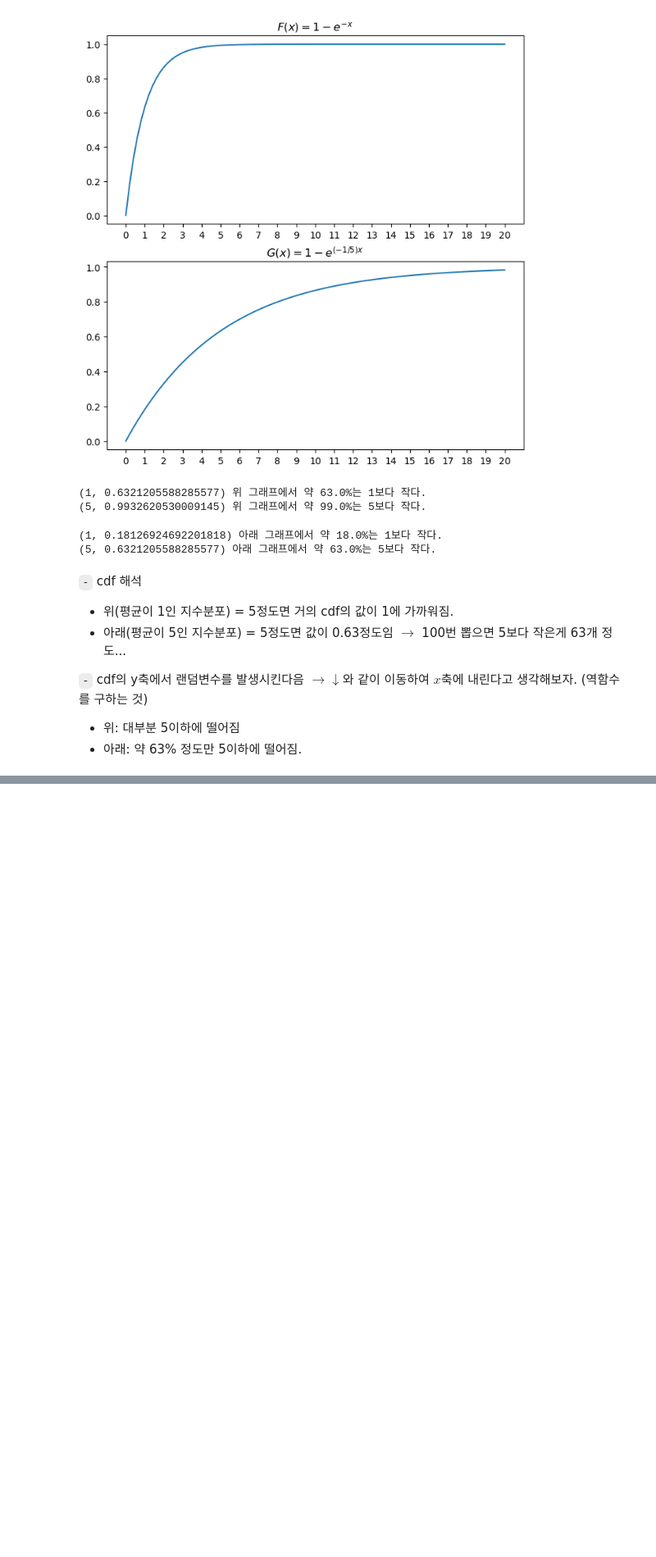
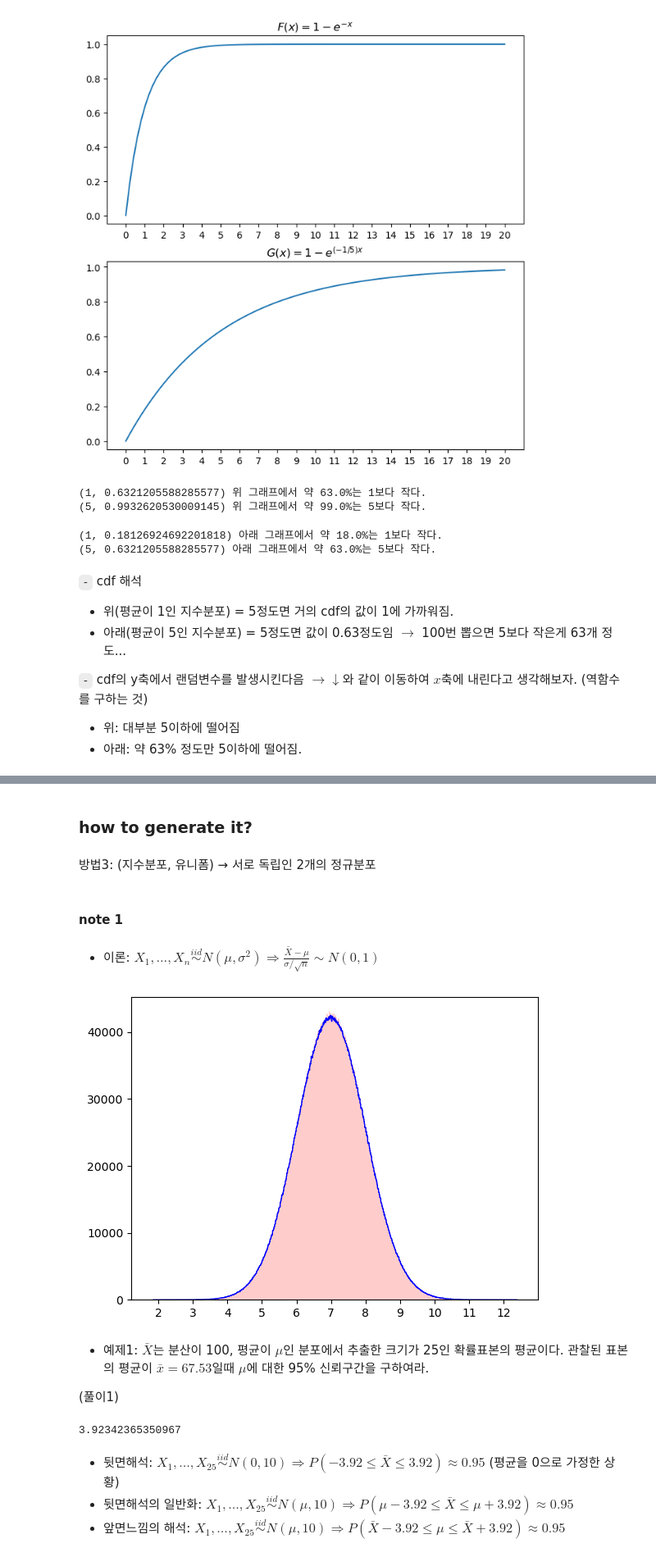
Before and after one commit to star77sa/star77sa.github.io, a Jupyter notebook: posts/Statistics/SC.ipynb, the cells around one changed output, grey strips where cells are left out. Shown at 82% size. Drawn from its saved outputs; the diff is of its cells as text; code cells hidden in the pictures; blank space fills up the shorter version.

```diff
--- a/posts/Statistics/SC.ipynb
+++ b/posts/Statistics/SC.ipynb
@@ -392,0 +523,35 @@ print(f"{5, Gx(5)} 아래 그래프에서 약 {round(Gx(5),2)*100}%는 5보다
+# %% [markdown]
+### how to generate it?
+# %% [markdown]
+방법3: (지수분포, 유니폼) → 서로 독립인 2개의 정규분포
+# %% [markdown]
+#### note 1
+# %% [markdown]
+- 이론: $X_1, \dots, X_n \overset{iid}{\sim} N(\mu, \sigma^2) \Rightarrow \frac{\bar{X}-\mu}{\sigma/\sqrt{n}}\sim N(0,1)$
+# %%
+N=10000000
+n=25
+σ=5
+μ=7
+
+y1 = [np.mean(np.random.normal(μ,σ,n)) for i in range(N)]
+y2 = np.random.normal(μ,σ/np.sqrt(n),N)
+
+plt.xticks(np.arange(1,14,1))
+plt.hist(y1, color='blue', bins=1000, histtype='step')
+plt.hist(y2, color='red', alpha=0.2, bins=1000);
+# %% [output]
+[figure, added]
+# %% [markdown]
+- 예제1: $\bar{X}$는 분산이  100, 평균이 $\mu$인 분포에서 추출한 크기가 25인 확률표본의 평균이다. 관찰된 표본의 평균이 $\bar{x} = 67.53$일때 $\mu$에 대한 95% 신뢰구간을 구하여라.
+
+(풀이1)
+# %%
+c = np.quantile([np.mean(np.random.normal(0, 10, 25)) for i in range(1000000)], 0.975)
+c
+# %% [output]
+3.92342365350967
+# %% [markdown]
+- 뒷면해석: $X_1,\dots,X_{25} \overset{iid}{\sim} N(0,10) \Rightarrow P(-3.92\leq\bar{X}\leq 3.92) \approx 0.95$ (평균을 0으로 가정한 상황)
+- 뒷면해석의 일반화: $X_1,\dots,X_{25} \overset{iid}{\sim} N(\mu,10) \Rightarrow P(\mu-3.92\leq\bar{X}\leq \mu+3.92) \approx 0.95$
+- 앞면느낌의 해석: $X_1,\dots,X_{25} \overset{iid}{\sim} N(\mu,10) \Rightarrow P(\bar{X}-3.92\leq\mu\leq \bar{X}+3.92) \approx 0.95$
```
Also changed, not shown: parts of 57 cells of this notebook, 10 other files.
